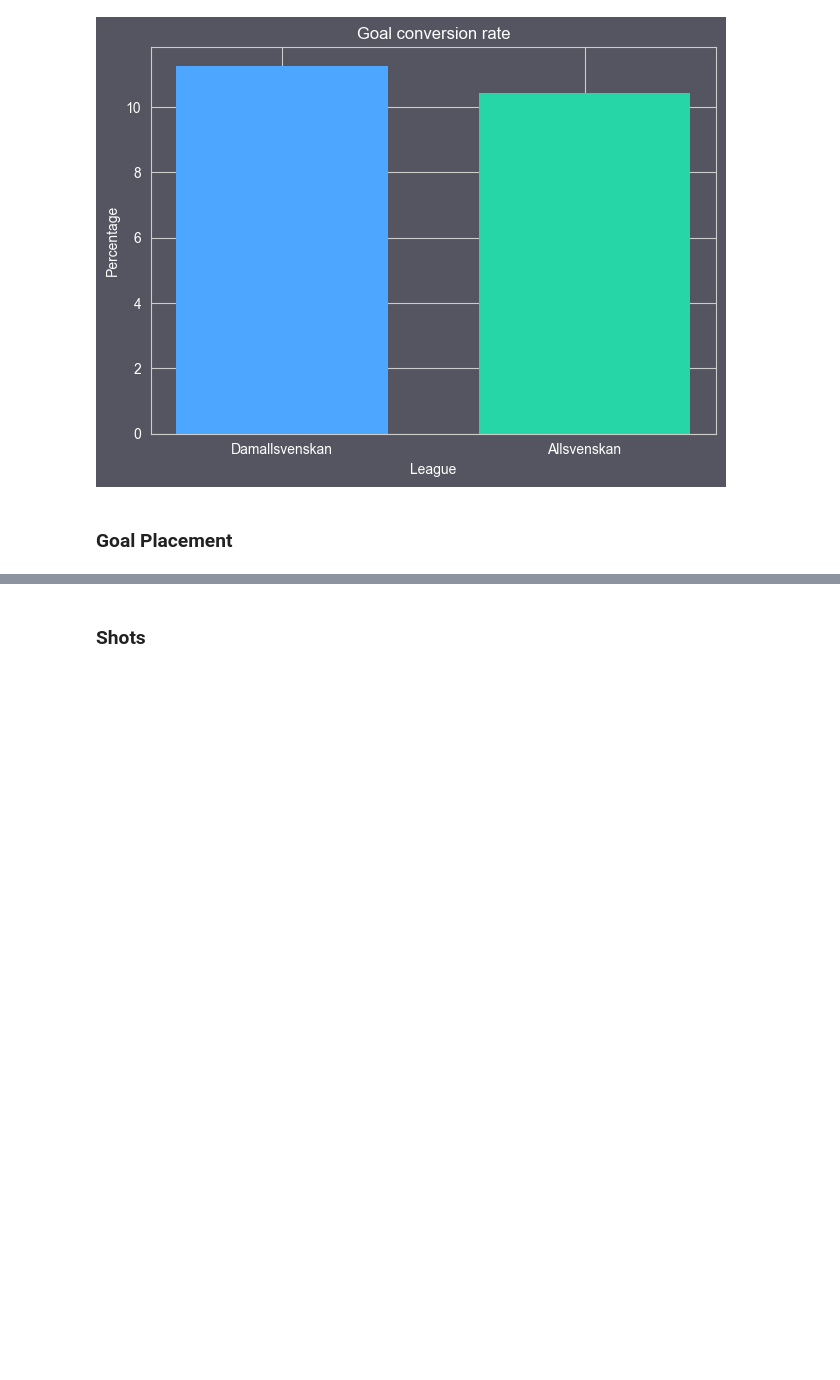
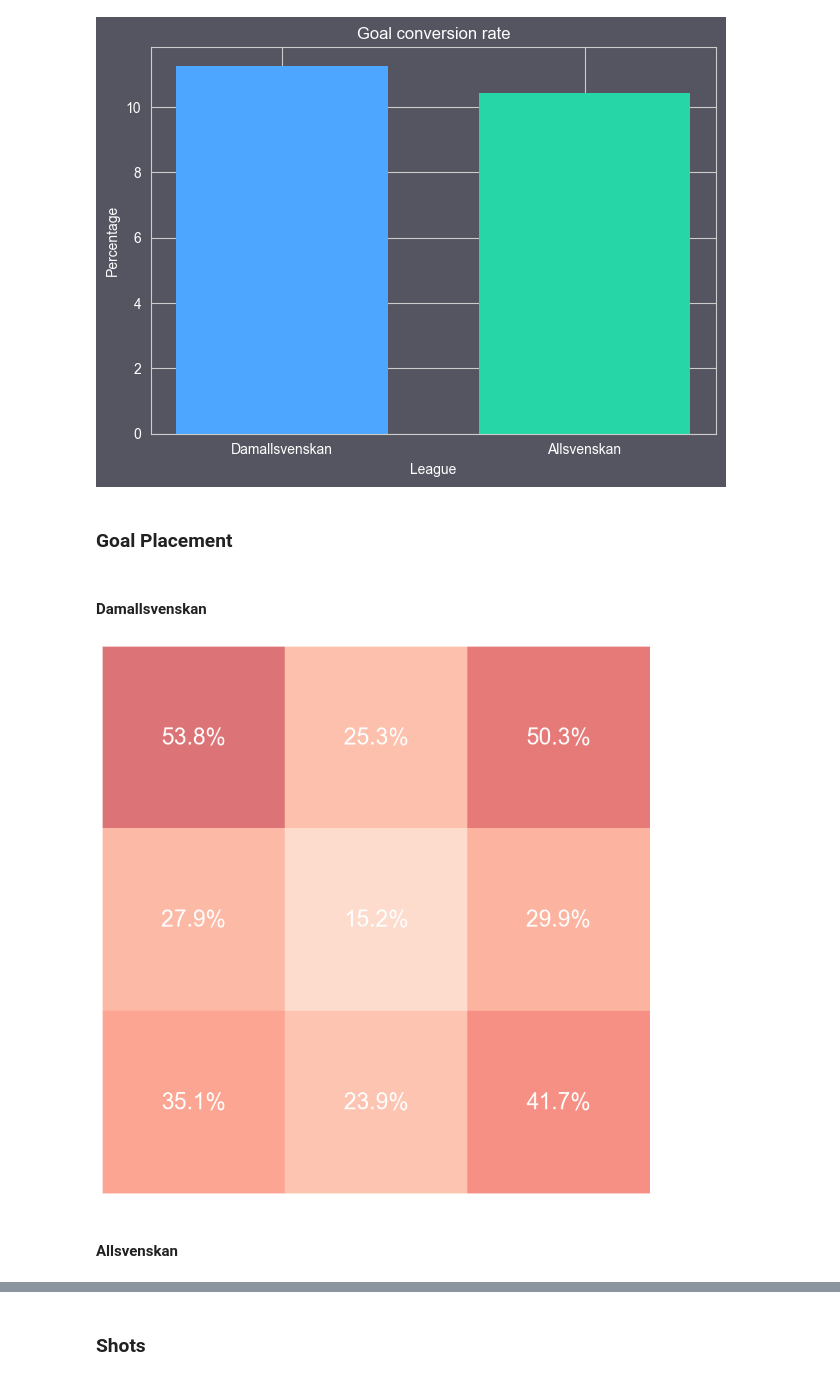
Before and after one commit to G4din/Examensarbete-PlaymakerAI, a Jupyter notebook: simple_stats.ipynb, the cells around one changed output, grey strips where cells are left out. Drawn from its saved outputs; the diff is of its cells as text; code cells hidden in the pictures; blank space fills up the shorter version.

```diff
--- a/simple_stats.ipynb
+++ b/simple_stats.ipynb
@@ -172,6 +172,8 @@ plt.show()
 [figure]
 # %% [markdown]
 ### Goal Placement
+# %% [markdown]
+#### Damallsvenskan
 # %%
 # For every shot on target, there is a coordinate to where the shot hit the goal.
 # I want to count the number of shots that hit the goal in each of the 9 zones of the goal.
@@ -259,31 +261,35 @@ cax = ax.imshow(heatmap_data, cmap='Reds', interpolation='nearest', alpha=0.6, v
 
 # Annotate each cell with the numeric value using white text
 for i in range(heatmap_data.shape[0]):
     for j in range(heatmap_data.shape[1]):
         ax.text(j, i, '{:.1f}%'.format(heatmap_data[i, j]), ha='center', va='center', color='w', size = 25)
 
 # Turn off the axes
 ax.axis('off')
 
 # Save the heatmap to a temporary buffer
 heatmap_buffer = io.BytesIO()
 plt.savefig(heatmap_buffer, format='png', transparent=True)
 heatmap_buffer.seek(0)
 
 # Load this heatmap into PIL
 heatmap_image = Image.open(heatmap_buffer)
 
 # Resize heatmap to match the specified size
 heatmap_image = heatmap_image.resize((3123, 681), Image.LANCZOS)
 
 # Define the position where you want to paste the heatmap on the goal image
 heatmap_position = (-652, 202)
 
 # Overlay the heatmap on the goal image
 goal_with_heatmap = goal_image.copy()
 goal_with_heatmap.paste(heatmap_image, heatmap_position, heatmap_image.split()[3])  # Use the alpha channel as the mask
 
 # Save or display the combined image
-goal_with_heatmap_path = 'img/heatmap.png'
+goal_with_heatmap_path = 'img/damallsvenskan_heatmap.png'
 goal_with_heatmap.save(goal_with_heatmap_path)
 goal_with_heatmap.show()
+# %% [output]
+[figure, added]
+# %% [markdown]
+#### Allsvenskan
```
Also changed, not shown: parts of 9 cells of this notebook.
